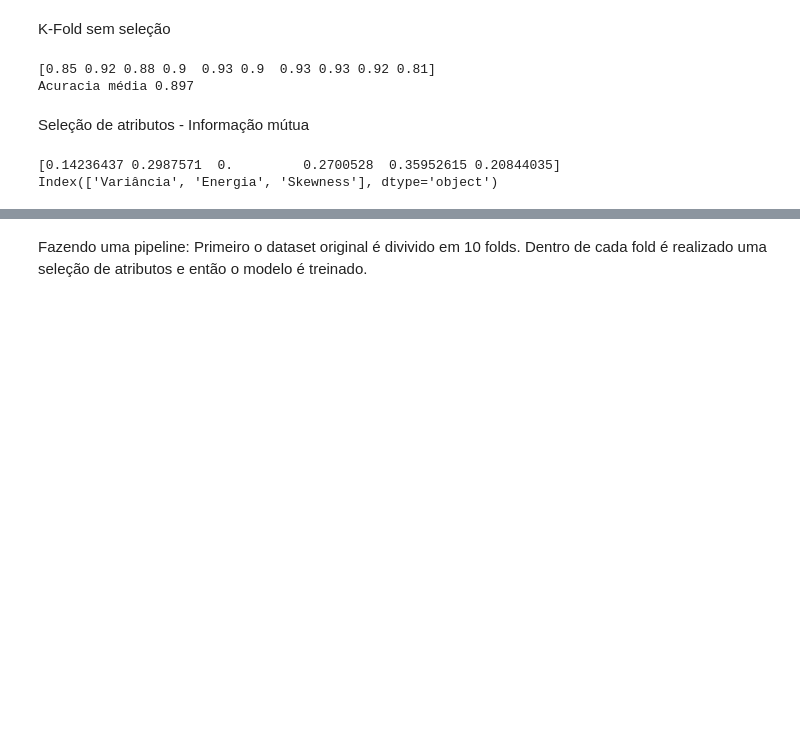
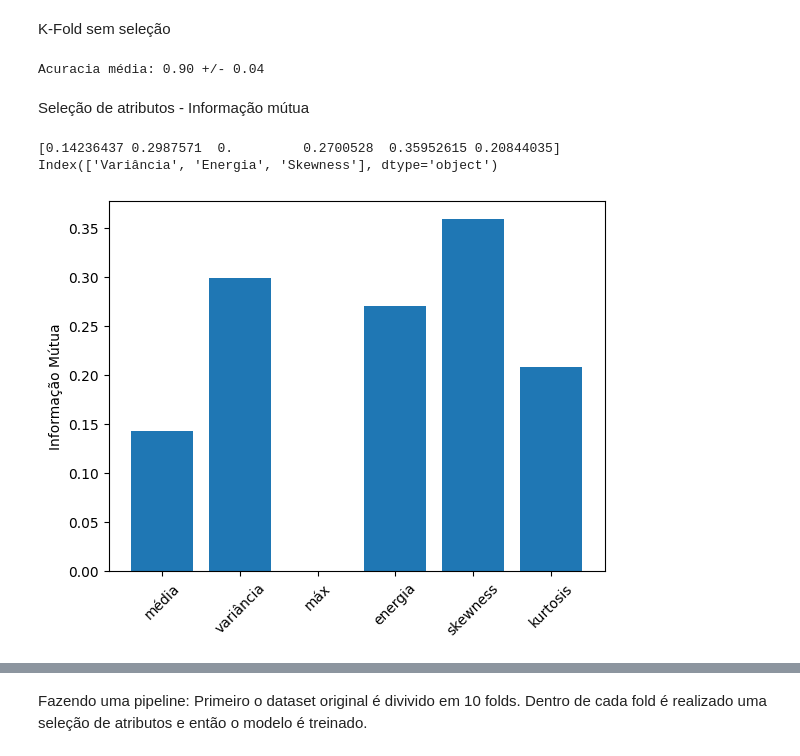
Before and after one commit to andrefsr/Estudos-em-Inteligencia-Artificial, a Jupyter notebook: 5 - Seleção de Atributos/gpr/main.ipynb, the cells around one changed output, grey strips where cells are left out. Saved outputs shown, nothing was run; the diff lists cells and outputs as text; code cells hidden in the pictures; blank space fills up the shorter version.

```diff
--- a/5 - Seleção de Atributos/gpr/main.ipynb
+++ b/5 - Seleção de Atributos/gpr/main.ipynb
@@ -69,34 +82,41 @@ cv = KFold(n_splits=10,shuffle=True,random_state=0)
 X = df.drop(columns='Label')
 Y = df['Label']
 
-scores = cross_val_score(modelo,X,Y,cv=cv,scoring='accuracy')
+scores = cross_validate(modelo,X,Y,cv=cv,scoring='accuracy')
 
-print(scores)
-print('Acuracia média',scores.mean())
+#print(scores)
+acc = scores['test_score'].mean()
+sd = scores['test_score'].std()
+print(f'Acuracia média: {acc:.2f} +/- {sd:.2f}')
 # %% [output]
-[0.85 0.92 0.88 0.9  0.93 0.9  0.93 0.93 0.92 0.81]
-Acuracia média 0.897
+Acuracia média: 0.90 +/- 0.04
 # %% [markdown]
 Seleção de atributos - Informação mútua
 # %%
 X = df.drop(columns='Label')
 Y = df['Label']
 
 X_train, X_test, Y_train, Y_test = train_test_split(X,Y,test_size=0.2,random_state=0,stratify=Y)
 
 modelo = RandomForestClassifier(n_estimators=100,max_depth=None,random_state=0)
 
 seletor = SelectKBest(mutual_info_classif,k=3)
 
 X_mi = seletor.fit_transform(X_train,Y_train)
 
 print(seletor.scores_)
 #print(seletor.get_support())
 
 colunas_selecionadas = X_train.columns[seletor.get_support()]
 print(colunas_selecionadas)
 
-#display(X_mi)
+nomes = ['média','variância','máx','energia','skewness','kurtosis']
+
+plt.bar(nomes,seletor.scores_)
+plt.ylabel("Informação Mútua")
+plt.xticks(rotation=45)
+plt.show()
 # %% [output]
 [0.14236437 0.2987571  0.         0.2700528  0.35952615 0.20844035]
 Index(['Variância', 'Energia', 'Skewness'], dtype='object')
+[figure, added]
```
Also changed, not shown: parts of 11 cells of this notebook, 2 other files.
